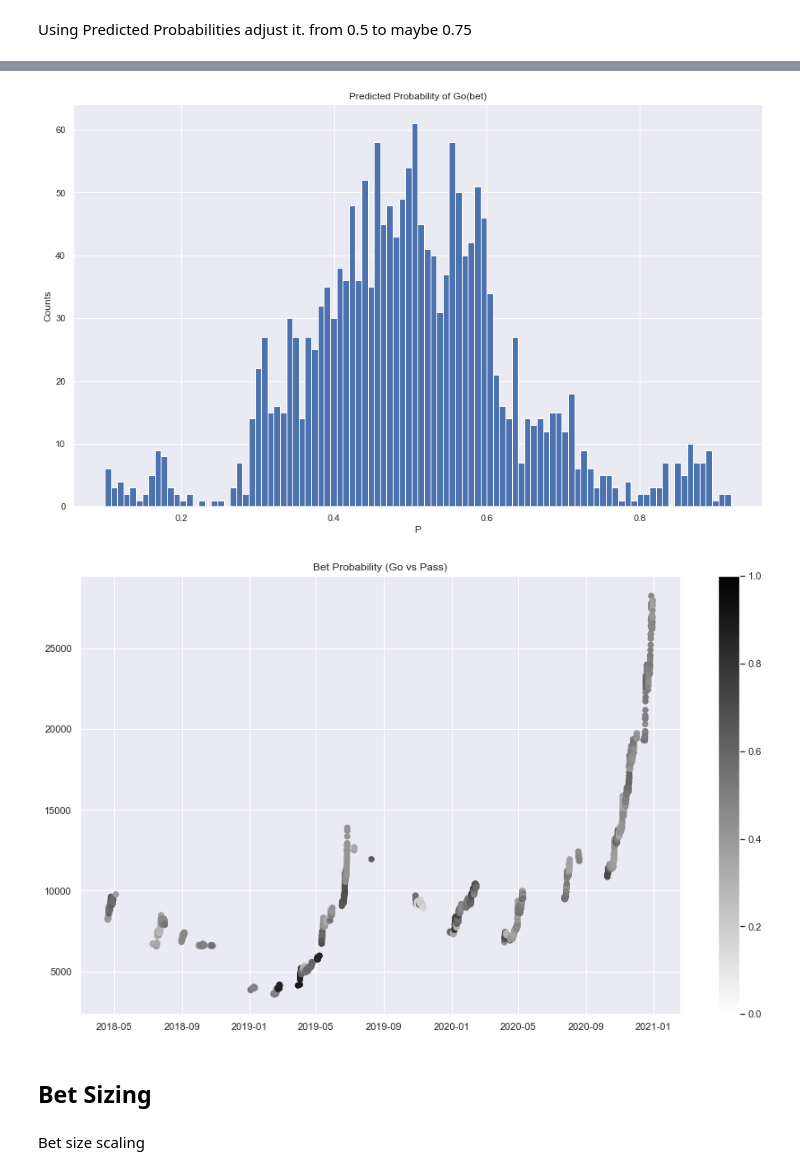
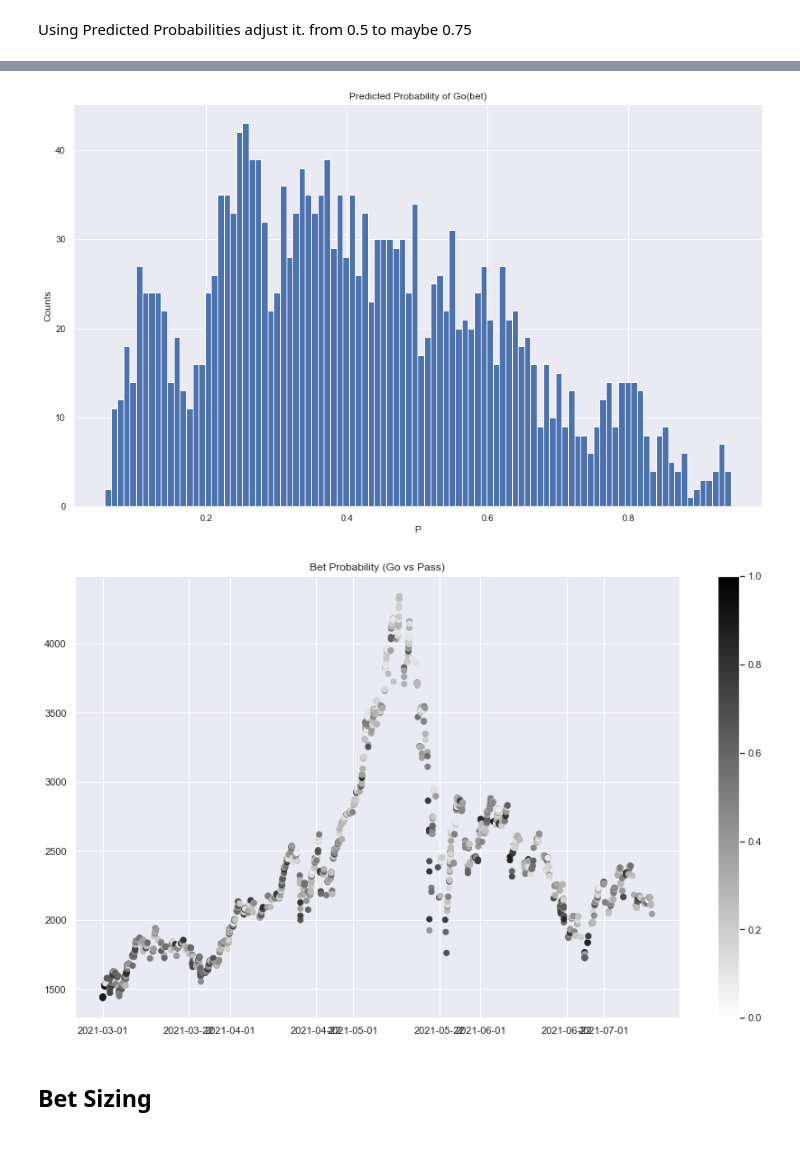
Before and after one commit to jo-cho/trading-rules-using-machine-learning, a Jupyter notebook: Notebooks/ETCUSD trading ML.ipynb, the cells around one changed output, grey strips where cells are left out. Drawn from its saved outputs; the diff is of its cells as text; code cells hidden in the pictures; blank space fills up the shorter version.

```diff
--- a/Notebooks/ETCUSD trading ML.ipynb
+++ b/Notebooks/ETCUSD trading ML.ipynb
@@ -378,7 +386,7 @@ corr.style.background_gradient(cmap='coolwarm').set_precision(2)
 # %%
 # Highly correlated market features
 
-h = 0.8
+h = 0.75
 where = (abs(corr)>h) & (corr<1)
 
 hc_list =[]
@@ -466,10 +469,10 @@ scaled_X = pd.DataFrame(raw_X_scaled,index=raw_X.index,columns=raw_X.columns)
 # %%
 # PCA
 
-#n=7
-#pca = PCA(n)
-#pca.fit(scaled_X)
-#X_pca = pca.transform(scaled_X)
+n=10
+pca = PCA(n)
+pca.fit(scaled_X)
+X_pca = pca.transform(scaled_X)
 
-#pca_X = pd.DataFrame(X_pca, index=scaled_X.index)
-#pca_X
+pca_X = pd.DataFrame(X_pca, index=scaled_X.index)
+pca_X
@@ -488,12 +510,12 @@ plt.show();
 # %%
 y = pnllabel.copy().rename('y')
 # %%
-tmp_data = scaled_X.copy() # or pca_X
+tmp_data = pca_X.copy() # or pca_X
 tmp_data = tmp_data.join(y)
 tmp_data.dropna(inplace=True)
 
 X2 = tmp_data.iloc[:,:-1]
 y2 = tmp_data.iloc[:,-1]
 # %%
-train_data = tmp_data.loc[:'2021-1-1',:]
-test_data = tmp_data.loc['2021-1-1':,:]
+train_data = tmp_data.loc[:'2021-3-1',:]
+test_data = tmp_data.loc['2021-3-1':,:]
@@ -673,26 +785,27 @@ plt.show()
 # %%
-p = pd.Series(y_pred_prob)
+p = y_pred_prob2[1]
 f=plt.figure(figsize=(15,9))
 a = f.gca()
 a.hist(p,bins=100)
 plt.xlabel('P')
 plt.ylabel('Counts')
 plt.title('Predicted Probability of Go(bet)')
-plt.savefig('Prob.jpg')
+plt.savefig('image/predprob.jpg')
 plt.show()
 # %% [output]
-[figure, old version]
+[figure, new version]
 # %%
 cmap = 'gray_r'
 
 plt.figure(figsize=(15,9))
-plt.scatter(y2.index, close.loc[y2.index] ,c= y_pred_prob, cmap=cmap,vmin=0,vmax=1)
+plt.scatter(y_true2.index, close.loc[y_true2.index] ,c= p, cmap=cmap,vmin=0,vmax=1)
 cb = plt.colorbar()
 cb.ax.tick_params()
 plt.title('Bet Probability (Go vs Pass)')
+plt.savefig('image/bet_prob.png')
 plt.show()
 # %% [output]
-[figure, old version]
+[figure, new version]
 # %% [markdown]
 ## Bet Sizing
 # %%
@@ -724,2 +826,0 @@ m2 = pd.Series(y_pred2,index=y2.index)*side.loc[prob.index]
-# %% [markdown]
-Bet size scaling
```
Also changed, not shown: parts of 97 cells of this notebook, 1 other file.
